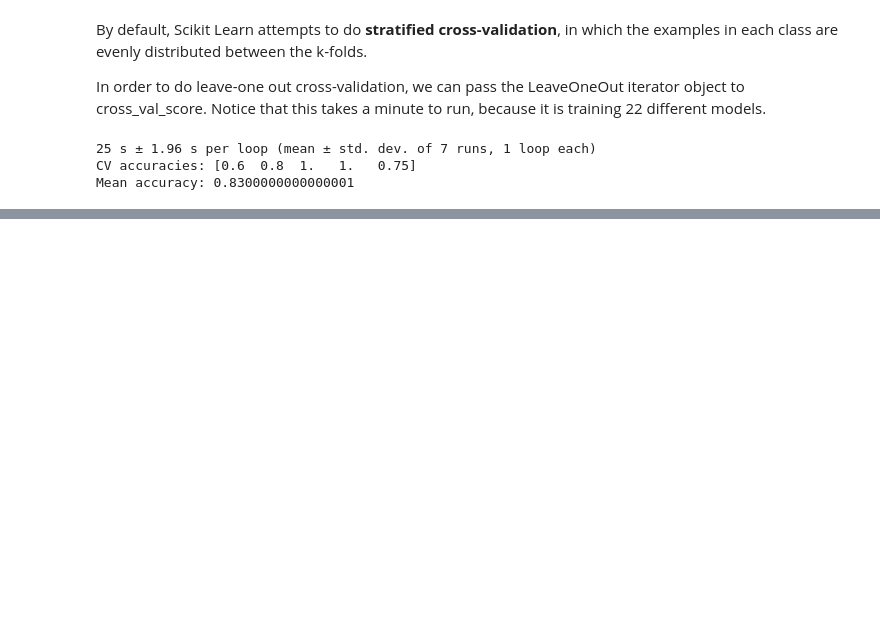
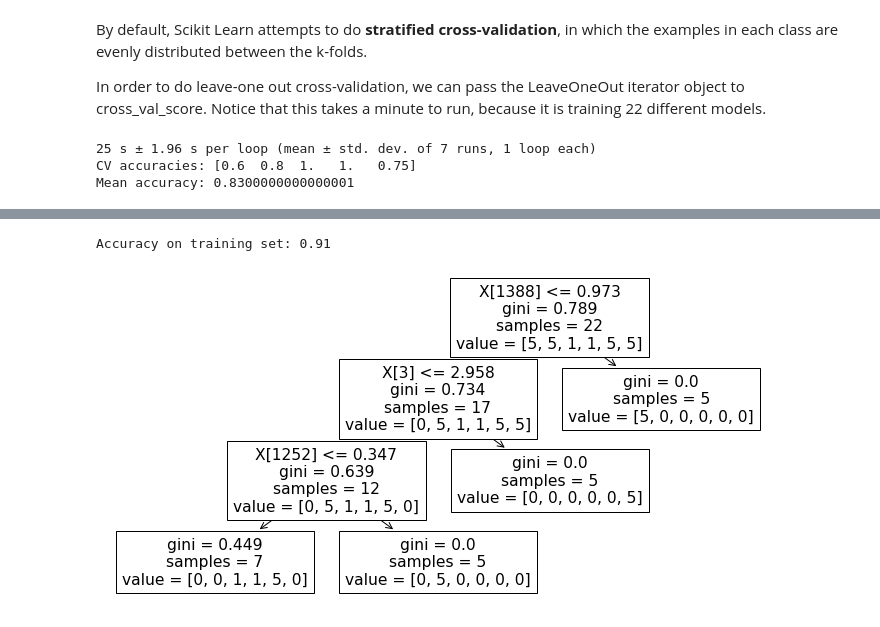
Before and after one commit to peterjsadowski/Tutorial-Microbiome, a Jupyter notebook: part2_ML.ipynb, the cells around one changed output, grey strips where cells are left out. Drawn from its saved outputs; the diff is of its cells as text; code cells hidden in the pictures; blank space fills up the shorter version.

```diff
--- a/part2_ML.ipynb
+++ b/part2_ML.ipynb
@@ -124,11 +137,17 @@ One of the most intuitive and interpretable machine learning algorithms is the d
 # %%
-from sklearn.tree import DecisionTreeClassifier
+from sklearn import tree
 
 # Suppress those warnings about having a class with only one example.
 import warnings
 warnings.filterwarnings("ignore", category=UserWarning)
 
-clf = DecisionTreeClassifier(max_depth=3)
-%timeit scores = cross_val_score(clf, X, y, cv=5)
-print(f'CV accuracies: {scores}')
-print(f'Mean accuracy: {scores.mean():.2f}')
+clf = tree.DecisionTreeClassifier(max_depth=3)
+clf.fit(X, y)
+print(f'Accuracy on training set: {clf.score(X,y):.2f}')
+
+# Visualize tree
+plt.figure(figsize=(12,6))
+tree.plot_tree(clf);
+# %% [output]
+Accuracy on training set: 0.91
+[figure, added]
```
Also changed, not shown: parts of 7 cells of this notebook.
